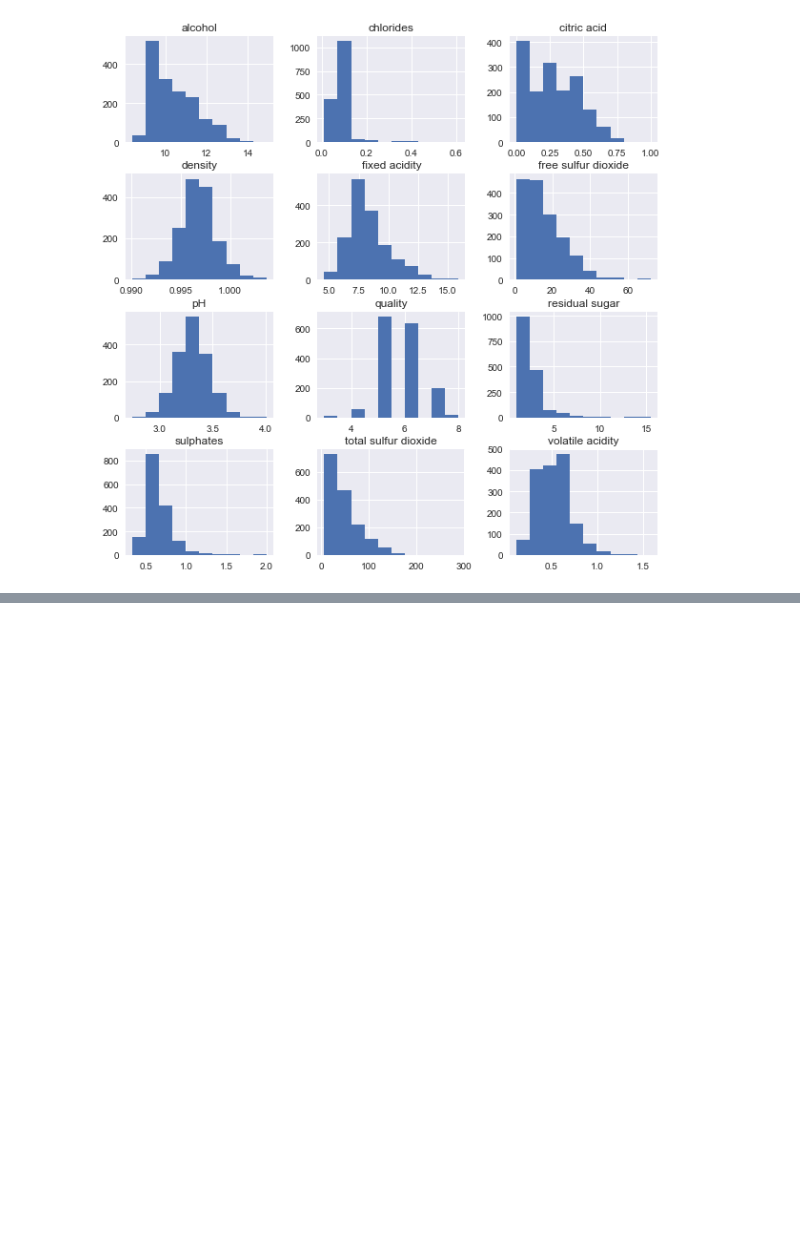
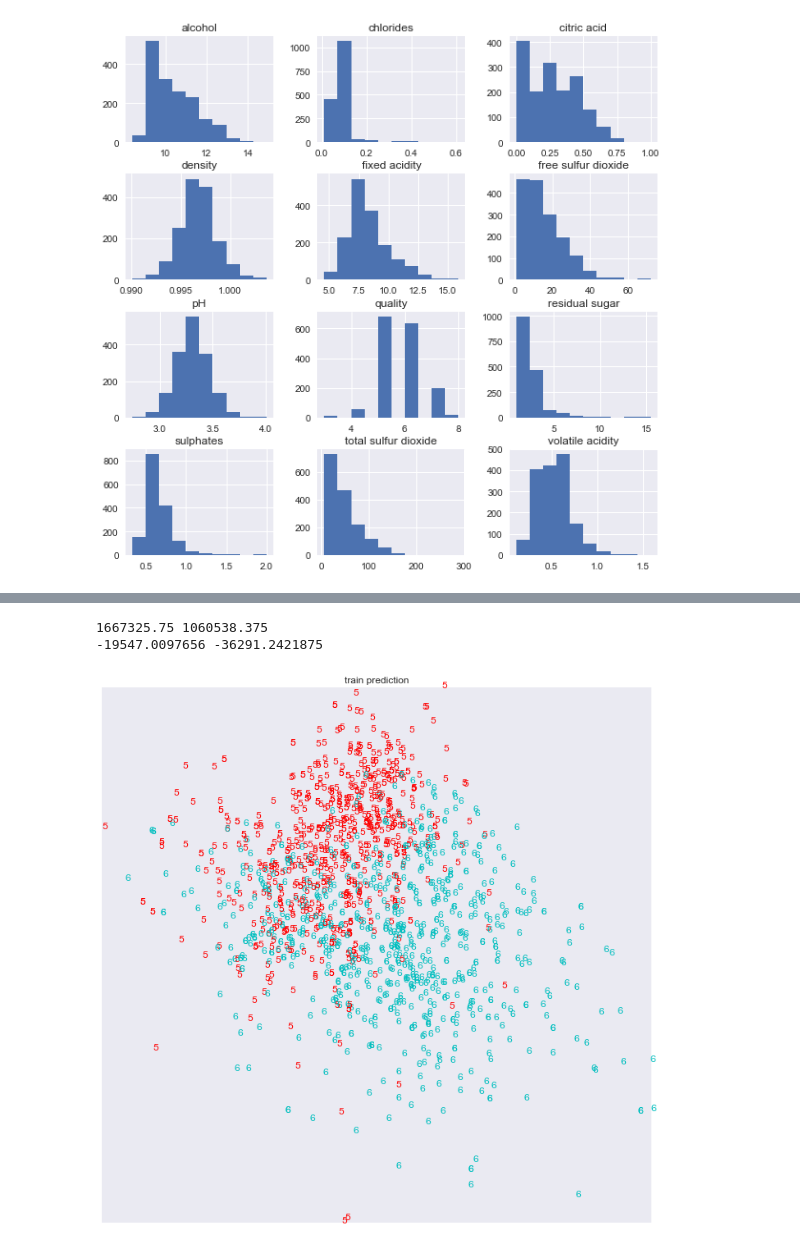
Before and after one commit to KueiShengLin/DL-VinhoVerdeWineQualityDataSet, a Jupyter notebook: Graph.ipynb, the cells around one changed output, grey strips where cells are left out. Cells and saved outputs as stored; diff of their text form; code cells hidden in the pictures; blank space fills up the shorter version.

```diff
--- a/Graph.ipynb
+++ b/Graph.ipynb
@@ -75,0 +74,26 @@ plt.show()
+# %%
+# train data prediction graph
+pca_point = np.loadtxt("./encode/train_list.txt", delimiter=',')
+prediction = np.loadtxt("./prediction/train_prediction.txt", delimiter=',')
+
+max_x, min_x = max(pca_point[:, 0]), min(pca_point[:, 0])
+max_y, min_y = max(pca_point[:, 1]), min(pca_point[:, 1])
+
+plt.figure(figsize=(12, 12))
+
+label_color = ['b', 'g', 'r', 'c', 'm', 'y']
+for pid,point in enumerate(pca_point):
+    plt.text(point[0], point[1],int(prediction[pid]), color=label_color[int(prediction[pid])-3])
+
+plt.xlim(min_x, max_x)
+plt.ylim(min_y, max_y)
+plt.title("train prediction")
+plt.xticks([])
+plt.yticks([])
+print(max_x, min_x)
+print(max_y, min_y)
+plt.show()
+# %% [output]
+1667325.75 1060538.375
+-19547.0097656 -36291.2421875
+[figure, added]
```
Also changed, not shown: parts of 8 cells of this notebook, 12 other files.
